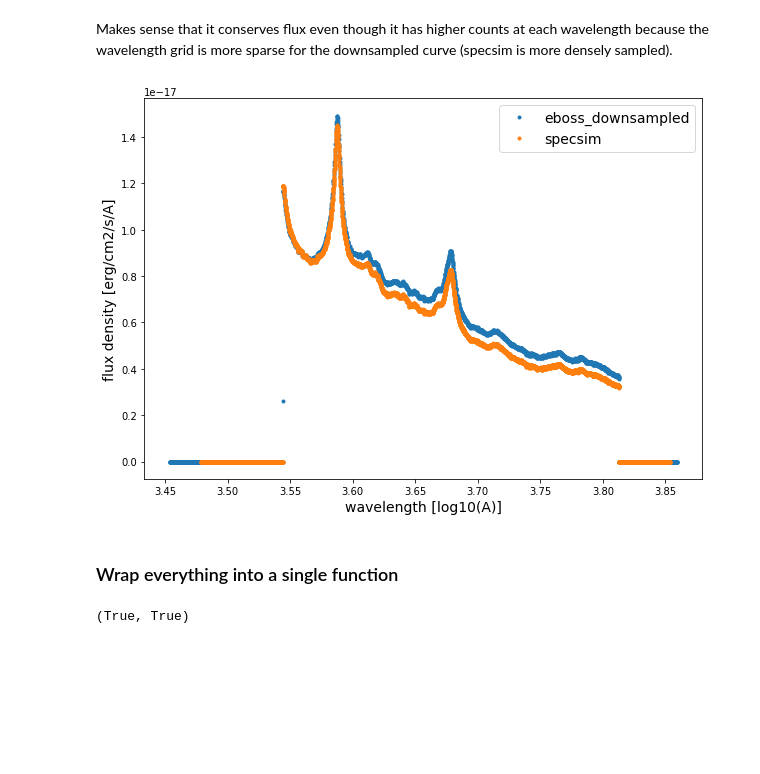
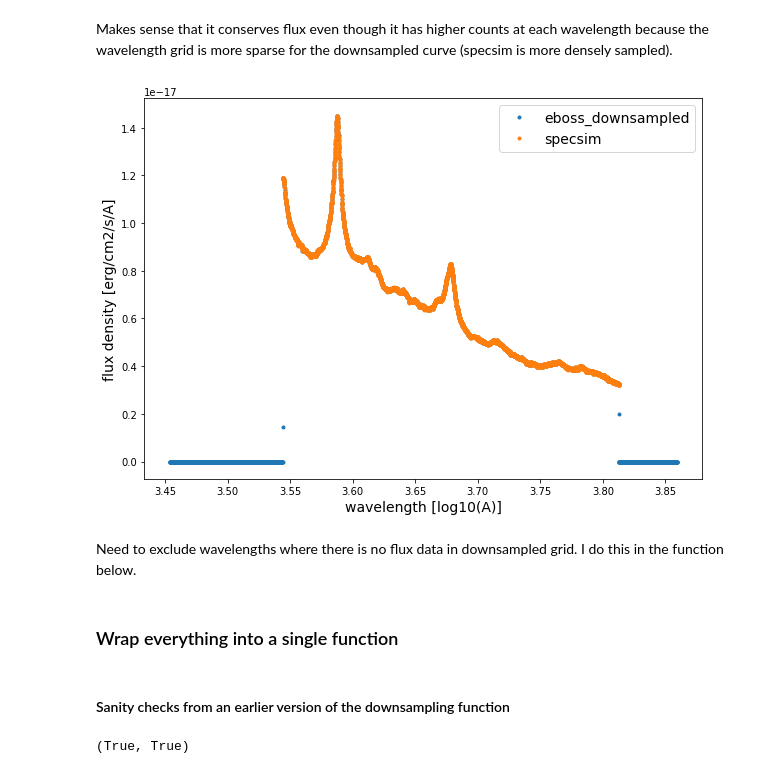
Before and after one commit to belaa/specsim-for-eboss, a Jupyter notebook: downsample_to_eBOSS_grid.ipynb, the cells around one changed output. Drawn from its saved outputs; the diff is of its cells as text; code cells hidden in the pictures; blank space fills up the shorter version.

```diff
--- a/downsample_to_eBOSS_grid.ipynb
+++ b/downsample_to_eBOSS_grid.ipynb
@@ -412,14 +414,16 @@ plt.show()
 Makes sense that it conserves flux even though it has higher counts at each wavelength because the wavelength grid is more sparse for the downsampled curve (specsim is more densely sampled).
 # %%
 plt.figure(figsize=(10,7))
-plt.plot(eboss_wlen, output_hist / (10 ** np.diff(eboss_edges)), '.', label='eboss_downsampled')
+plt.plot(eboss_wlen, output_hist / (np.diff(10 ** eboss_edges)), '.', label='eboss_downsampled')
 plt.plot(np.log10(b_wlen), b_flux, '.', label='specsim')
 plt.xlabel('wavelength [log10(A)]', fontsize=fs)
 plt.ylabel('flux density [erg/cm2/s/A]', fontsize=fs)
 plt.legend(fontsize=fs)
 plt.show()
 # %% [output]
-[figure, old version]
+[figure, new version]
+# %% [markdown]
+Need to exclude wavelengths where there is no flux data in downsampled grid. I do this in the function below.
 # %% [markdown]
 ### Wrap everything into a single function
 # %%
@@ -496,6 +500,8 @@ def downsample_to_eboss(wavelength_out, wavelength_in, flux_in):
     start = idx_in_out[0]
     stop = idx_in_out[-1]
     return(edges_out[start:stop], flux_out[start:stop-1])
+# %% [markdown]
+#### Sanity checks from an earlier version of the downsampling function
 # %%
 test_eboss_counts, test_eboss_grid = downsample_to_eboss(eboss_wlen, b_wlen, b_flux)
 np.all(test_eboss_counts == output_hist), np.all(test_eboss_grid == eboss_edges)
```
Also changed, not shown: parts of 14 cells of this notebook.
